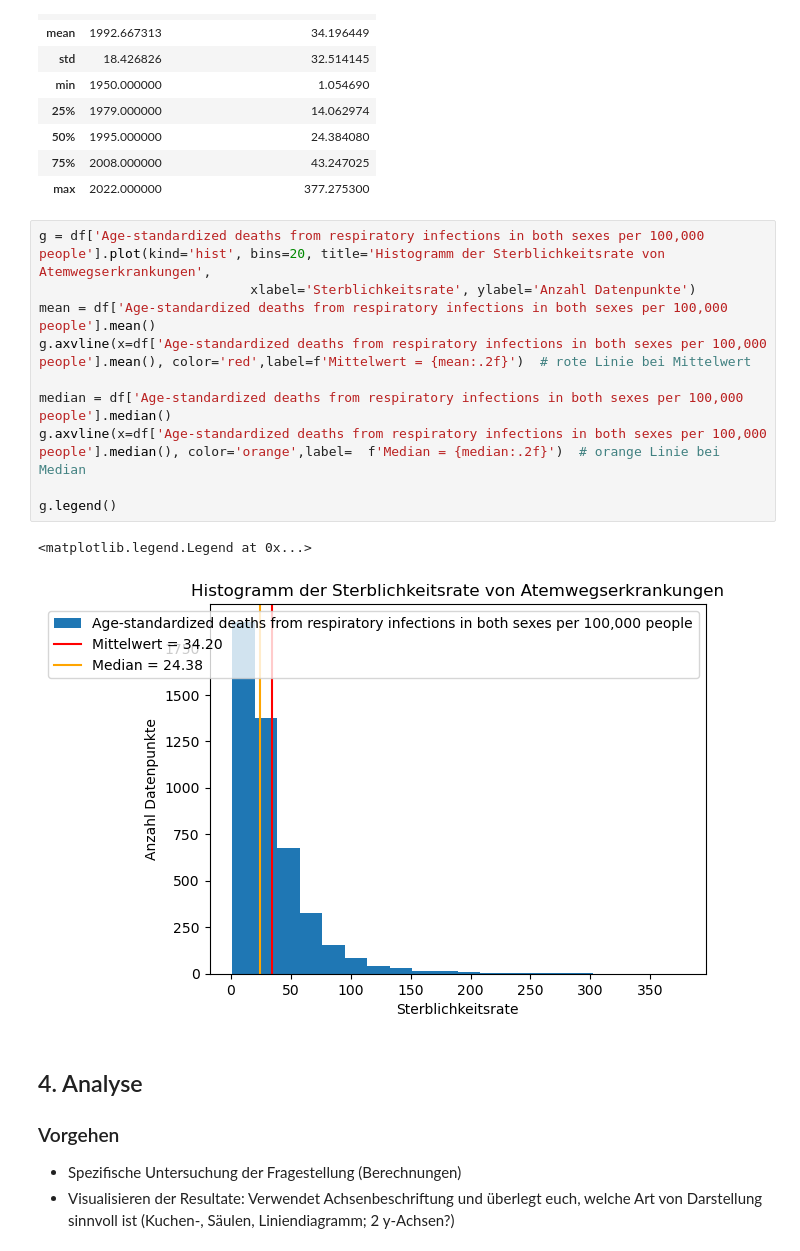
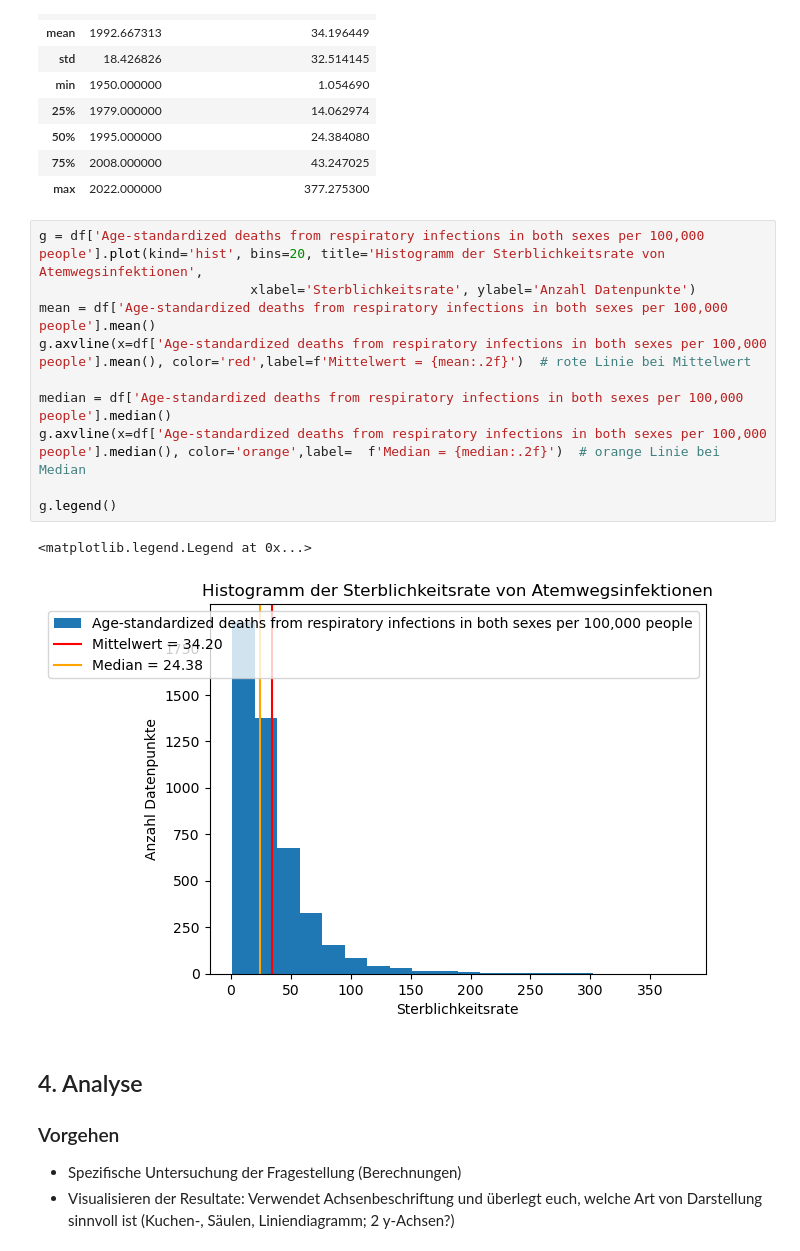
Before and after one commit to cungphi/BMLD1-Atemwegsinfektionen, a Jupyter notebook: LN2 Lou-Salomé Frehner_Phi Phi Cung.ipynb, the cells around one changed output. Drawn from its saved outputs; the diff is of its cells as text.

```diff
--- a/LN3 Lou-Salomé Frehner_Phi Phi Cung.ipynb
+++ b/LN2 Lou-Salomé Frehner_Phi Phi Cung.ipynb
@@ -188,18 +190,18 @@ df.describe()
 | 75% | 2008.000000 | 43.247025 |
 | max | 2022.000000 | 377.275300 |
 # %%
-g = df['Age-standardized deaths from respiratory infections in both sexes per 100,000 people'].plot(kind='hist', bins=20, title='Histogramm der Sterblichkeitsrate von Atemwegserkrankungen',
+g = df['Age-standardized deaths from respiratory infections in both sexes per 100,000 people'].plot(kind='hist', bins=20, title='Histogramm der Sterblichkeitsrate von Atemwegsinfektionen',
                            xlabel='Sterblichkeitsrate', ylabel='Anzahl Datenpunkte')
 mean = df['Age-standardized deaths from respiratory infections in both sexes per 100,000 people'].mean()
 g.axvline(x=df['Age-standardized deaths from respiratory infections in both sexes per 100,000 people'].mean(), color='red',label=f'Mittelwert = {mean:.2f}')  # rote Linie bei Mittelwert
 
 median = df['Age-standardized deaths from respiratory infections in both sexes per 100,000 people'].median()
 g.axvline(x=df['Age-standardized deaths from respiratory infections in both sexes per 100,000 people'].median(), color='orange',label=  f'Median = {median:.2f}')  # orange Linie bei Median
 
 g.legend()
 # %% [output]
 <matplotlib.legend.Legend at 0x...>
-[figure, old version]
+[figure, new version]
 # %% [markdown]
 ## 4. Analyse
 
```
Also changed, not shown: parts of 10 cells of this notebook, 1 other file.
